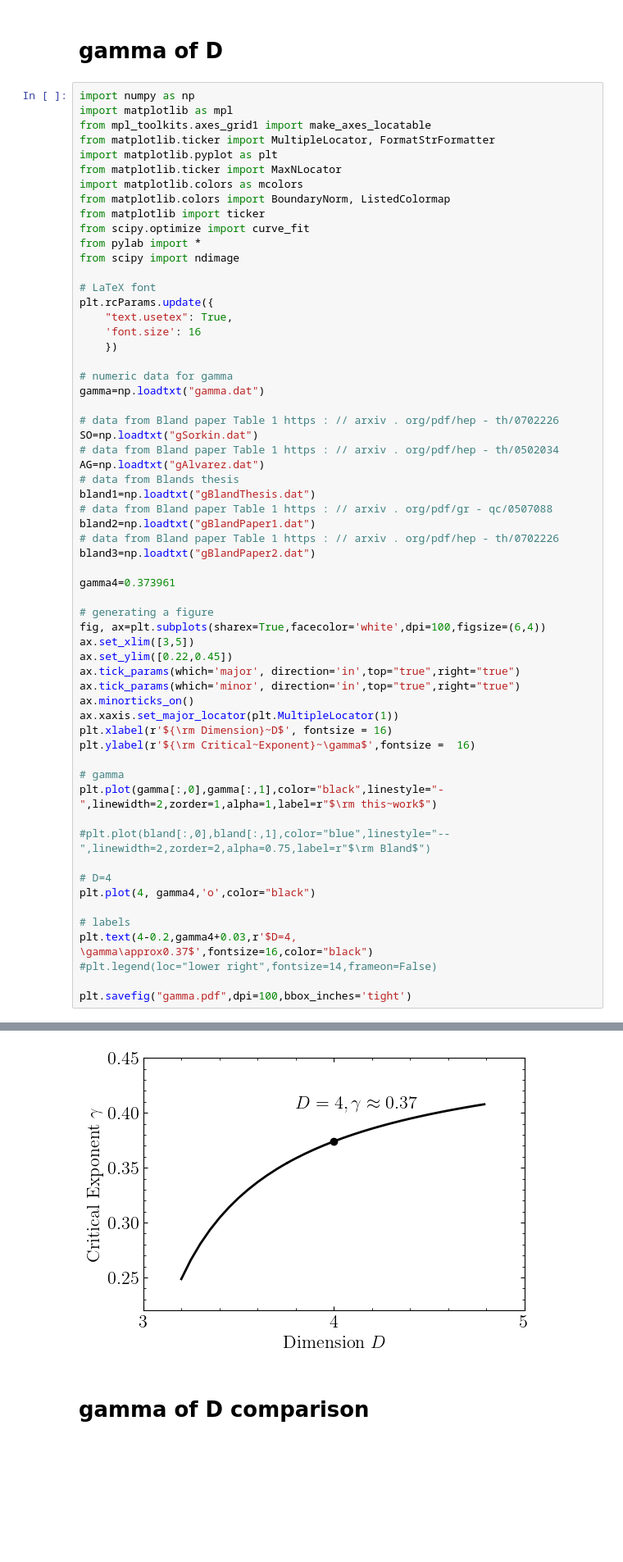
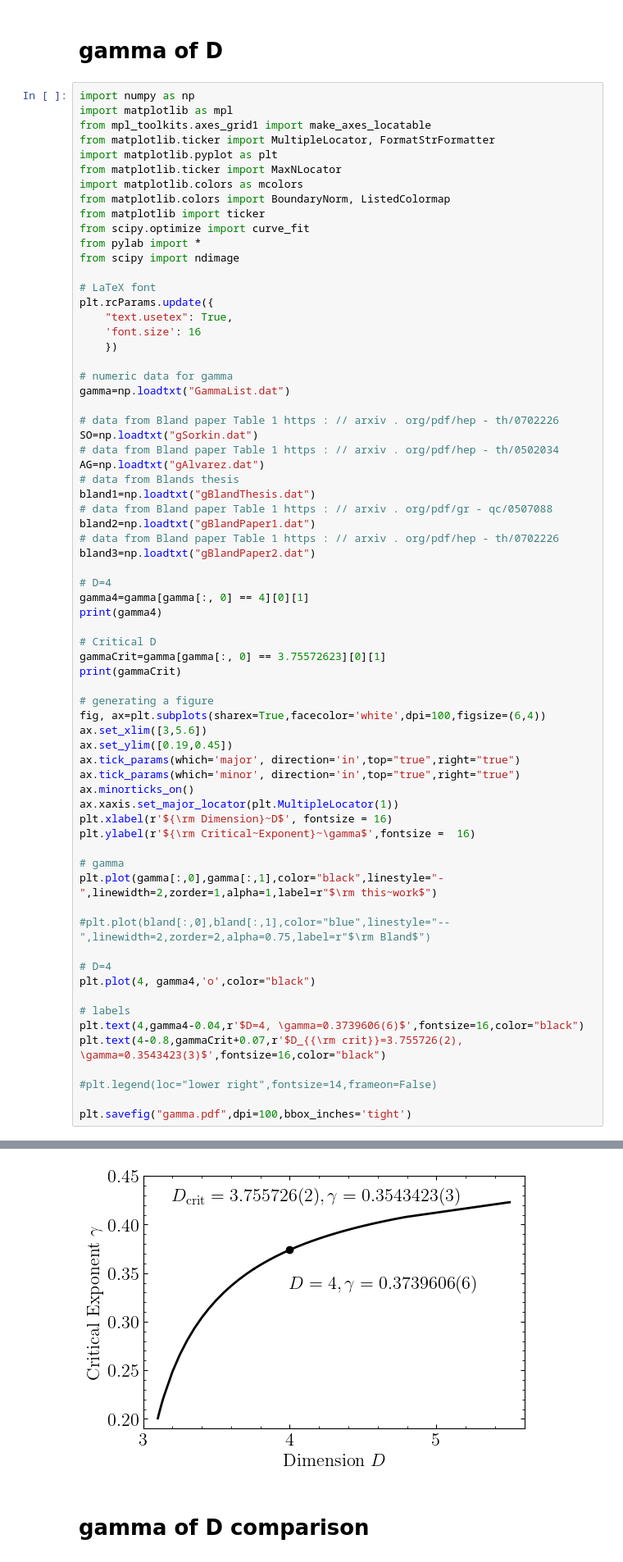
Before and after one commit to EckerChristian/CriticalSpacetimeCrystal, a Jupyter notebook: plots/plots.ipynb, the cells around one changed output, grey strips where cells are left out. Shown at 82% size. Saved outputs shown, nothing was run; the diff lists cells and outputs as text; blank space fills up the shorter version.

```diff
--- a/plots/plots.ipynb
+++ b/plots/plots.ipynb
@@ -209,7 +215,7 @@ plt.rcParams.update({
     })
 
 # numeric data for gamma
-gamma=np.loadtxt("gamma.dat")
+gamma=np.loadtxt("GammaList.dat")
 
 # data from Bland paper Table 1 https : // arxiv . org/pdf/hep - th/0702226
 SO=np.loadtxt("gSorkin.dat")
@@ -222,12 +228,18 @@ bland2=np.loadtxt("gBlandPaper1.dat")
 # data from Bland paper Table 1 https : // arxiv . org/pdf/hep - th/0702226
 bland3=np.loadtxt("gBlandPaper2.dat")
 
-gamma4=0.373961
+# D=4
+gamma4=gamma[gamma[:, 0] == 4][0][1]
+print(gamma4)
+
+# Critical D
+gammaCrit=gamma[gamma[:, 0] == 3.75572623][0][1]
+print(gammaCrit)
 
 # generating a figure
 fig, ax=plt.subplots(sharex=True,facecolor='white',dpi=100,figsize=(6,4))
-ax.set_xlim([3,5])
-ax.set_ylim([0.22,0.45])
+ax.set_xlim([3,5.6])
+ax.set_ylim([0.19,0.45])
 ax.tick_params(which='major', direction='in',top="true",right="true")
 ax.tick_params(which='minor', direction='in',top="true",right="true")
 ax.minorticks_on()
@@ -244,7 +256,9 @@ plt.plot(gamma[:,0],gamma[:,1],color="black",linestyle="-",linewidth=2,zorder=1,
 plt.plot(4, gamma4,'o',color="black")
 
 # labels
-plt.text(4-0.2,gamma4+0.03,r'$D=4, \gamma\approx0.37$',fontsize=16,color="black")
+plt.text(4,gamma4-0.04,r'$D=4, \gamma=0.3739606(6)$',fontsize=16,color="black")
+plt.text(4-0.8,gammaCrit+0.07,r'$D_{{\rm crit}}=3.755726(2), \gamma=0.3543423(3)$',fontsize=16,color="black")
+
 #plt.legend(loc="lower right",fontsize=14,frameon=False)
 
 plt.savefig("gamma.pdf",dpi=100,bbox_inches='tight')
@@ -252,4 +268,4 @@ plt.savefig("gamma.pdf",dpi=100,bbox_inches='tight')
-[figure, old version]
+[figure, new version]
 # %% [markdown]
 # gamma of D comparison
 # %%
```
Also changed, not shown: parts of 4 cells of this notebook.
